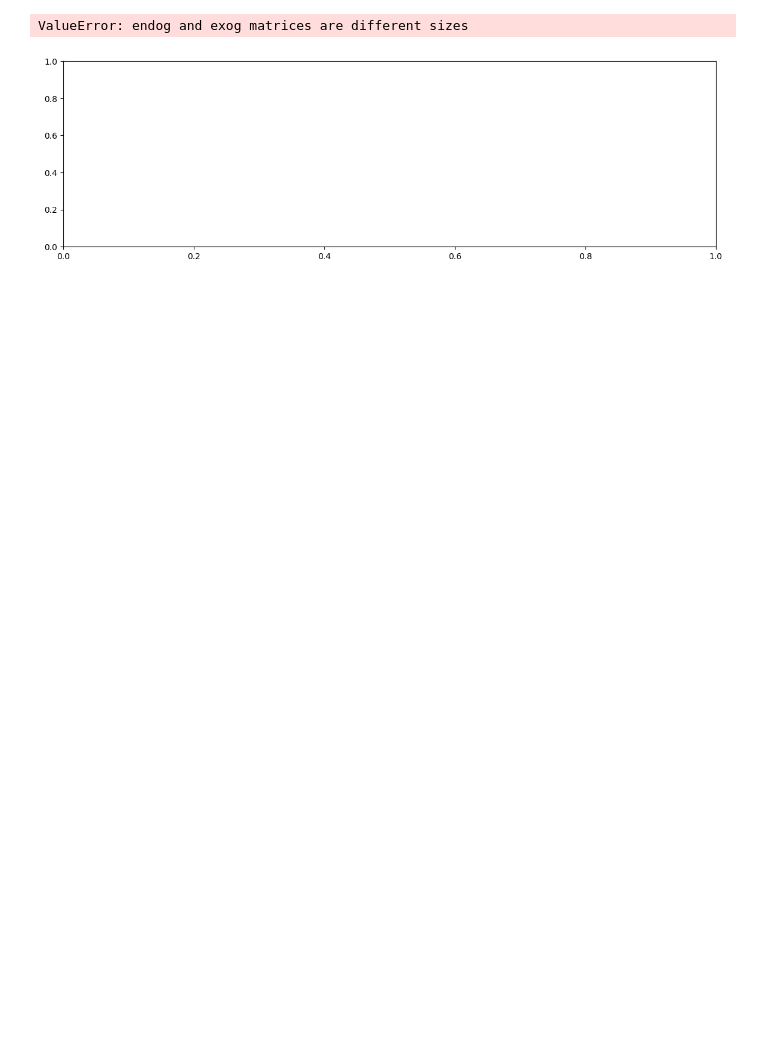
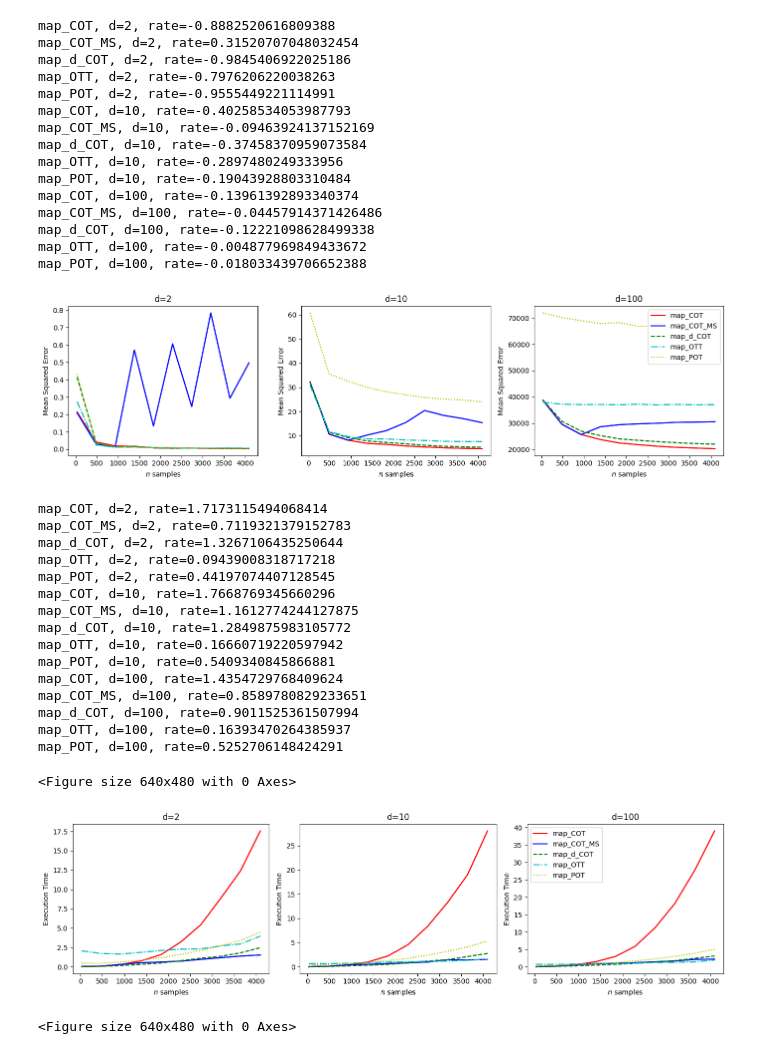
Before and after one commit to codpy2020/OTKalgorithms_2024, a Jupyter notebook: 1NN_estimation_rate.ipynb, the cells around one changed output. Cells and saved outputs as stored; diff of their text form; code cells hidden in the pictures; blank space fills up the shorter version.

```diff
--- a/1NN_estimation_rate.ipynb
+++ b/1NN_estimation_rate.ipynb
@@ -223,26 +223,56 @@ def OTT(source_mc, source, target, epsilon=None, max_iters=1000):
 # %%
 Ds = [2,10,100]
 Ns = np.linspace(32, 4096, num=10, dtype=int)
-Ds = [2]
-Ns = np.linspace(32, 4096, num=2, dtype=int)
 data = 'map'
 
 # file_COT_MS = nn_estimation_rate(sample_uniform, OT_map, Ns, Ds, data=data, fun=COT_MS, method_name="COT_MS",numTrials=1)
 # file_POT = nn_estimation_rate(sample_uniform, OT_map, Ns, Ds, data=data, fun=POT, method_name="POT",numTrials=1)
 # file_COT = nn_estimation_rate(sample_uniform, OT_map, Ns, Ds, data=data, fun=COT,  method_name="COT",numTrials=1)
 # file_COT_parallel = nn_estimation_rate(sample_uniform, OT_map, Ns, Ds, data=data, fun=COT_parallel,  method_name="d_COT",numTrials=1)
 # file_OTT = nn_estimation_rate(sample_uniform, OT_map, Ns, Ds, data=data, fun=OTT, method_name="OTT",numTrials=1)
 
 path = os.path.abspath('')
 files = files_indir(path,".pkl")
 compare_methods(
     files=files,
     Ds=Ds,
     Ns=Ns,
     data=data,
     save=True
 )
 pass
 # %% [output]
-ValueError: endog and exog matrices are different sizes
+map_COT, d=2, rate=-0.8882520616809388
+map_COT_MS, d=2, rate=0.31520707048032454
+map_d_COT, d=2, rate=-0.9845406922025186
+map_OTT, d=2, rate=-0.7976206220038263
+map_POT, d=2, rate=-0.9555449221114991
+map_COT, d=10, rate=-0.40258534053987793
+map_COT_MS, d=10, rate=-0.09463924137152169
+map_d_COT, d=10, rate=-0.37458370959073584
+map_OTT, d=10, rate=-0.2897480249333956
+map_POT, d=10, rate=-0.19043928803310484
+map_COT, d=100, rate=-0.13961392893340374
+map_COT_MS, d=100, rate=-0.04457914371426486
+map_d_COT, d=100, rate=-0.12221098628499338
+map_OTT, d=100, rate=-0.004877969849433672
+map_POT, d=100, rate=-0.018033439706652388
-[figure, old version]
+[figure, new version]
+map_COT, d=2, rate=1.7173115494068414
+map_COT_MS, d=2, rate=0.7119321379152783
+map_d_COT, d=2, rate=1.3267106435250644
+map_OTT, d=2, rate=0.09439008318717218
+map_POT, d=2, rate=0.44197074407128545
+map_COT, d=10, rate=1.7668769345660296
+map_COT_MS, d=10, rate=1.1612774244127875
+map_d_COT, d=10, rate=1.2849875983105772
+map_OTT, d=10, rate=0.16660719220597942
+map_POT, d=10, rate=0.5409340845866881
+map_COT, d=100, rate=1.4354729768409624
+map_COT_MS, d=100, rate=0.8589780829233651
+map_d_COT, d=100, rate=0.9011525361507994
+map_OTT, d=100, rate=0.16393470264385937
+map_POT, d=100, rate=0.5252706148424291
+<Figure size 640x480 with 0 Axes>
+[figure, added]
+<Figure size 640x480 with 0 Axes>
```
Also changed, not shown: 2 other files.
